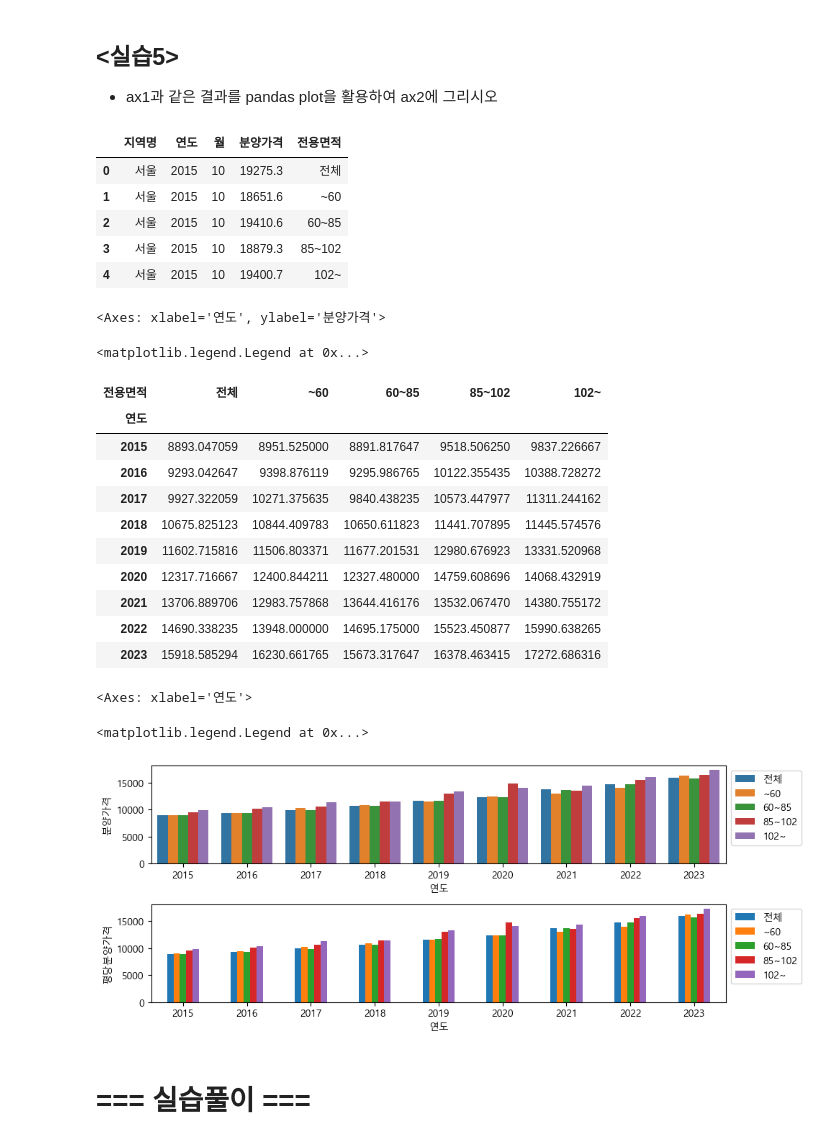
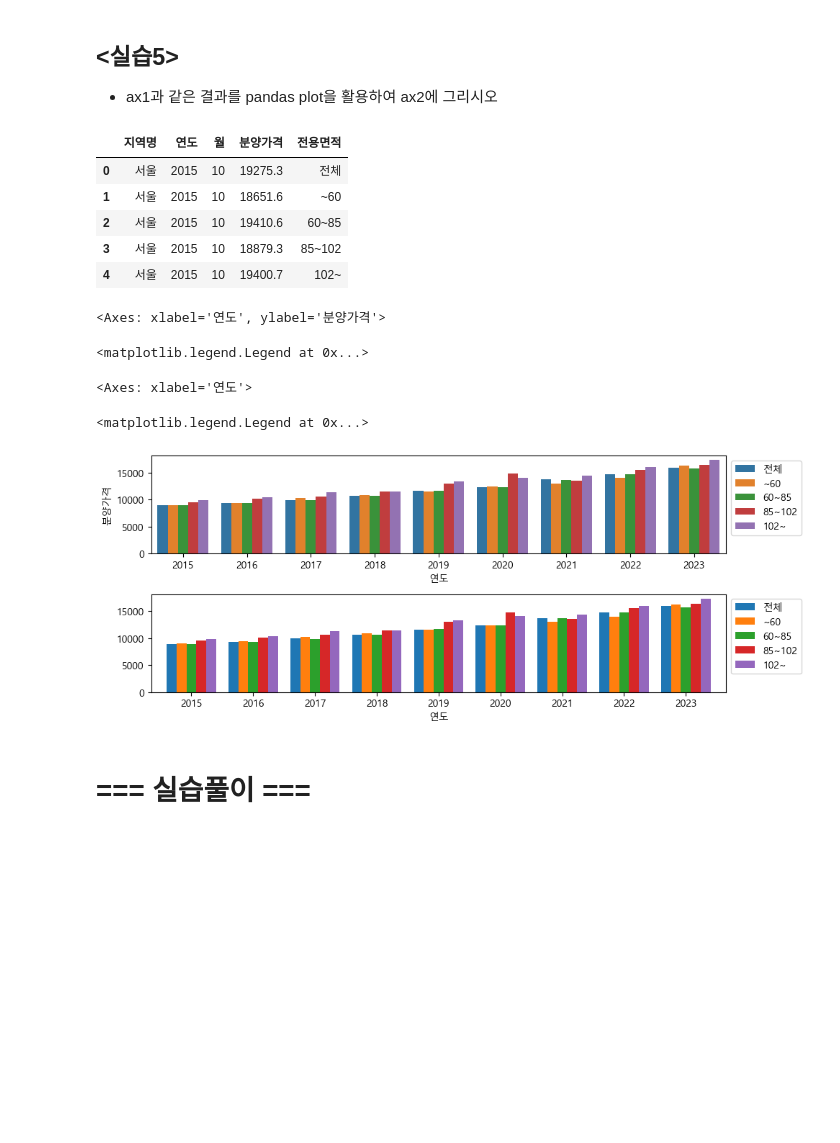
Before and after one commit to Woochang4862/USW-Public-Data-Analysis, a Jupyter notebook: pda_6w/2025_공공데이터분석_6w.ipynb, the cells around one changed output. Drawn from its saved outputs; the diff is of its cells as text; code cells hidden in the pictures; blank space fills up the shorter version.

```diff
--- a/pda_6w/2025_공공데이터분석_6w.ipynb
+++ b/pda_6w/2025_공공데이터분석_6w.ipynb
@@ -28,7 +28,7 @@ from IPython.core.interactiveshell import InteractiveShell
 InteractiveShell.ast_node_interactivity = 'all'
 
 # figure에 한글 폰트 사용을 위한 코드
-plt.rc("font", family="AppleGothic") # window
+plt.rc("font", family="Malgun Gothic") # window
 #plt.rc("font", family="AppleGothic") # mac
 from matplotlib.ticker import MaxNLocator
 # %% [output]
@@ -657,37 +661,31 @@ ax1.legend(bbox_to_anchor=(1,1), loc='upper left')
 # %%
 fig=plt.figure(figsize=(10, 4))
 ax1, ax2=fig.subplots(2,1)
 df_prep.head()
 
-sns.barplot(data=df_prep, x="연도", y="분양가격", hue='전용면적',ax=ax1, errorbar=None) # ci=None
+sns.barplot(data=df_prep, x="연도", y="분양가격", hue='전용면적',ax=ax1, errorbar=None) # hueorder = [...]
 ax1.legend(bbox_to_anchor=(1,1), loc='upper left')
 
 ## 코드작성
+df_res = df_prep.groupby(['연도','전용면적'])['분양가격'].mean().unstack(1)
+df_res = df_prep.pivot_table(index='연도', columns='전용면적', values='분양가격', aggfunc='mean')
+df_res = df_res[['전체','~60','60~85','85~102','102~']] # column 재배치
+df_res.plot.bar(ax=ax2, rot=0, width=0.8)
+ax2.legend(bbox_to_anchor=(1,1), loc='upper left')
 
 fig.tight_layout()
 # %% [output]
 |  | 지역명 | 연도 | 월 | 분양가격 | 전용면적 |
 | 0 | 서울 | 2015 | 10 | 19275.3 | 전체 |
 | 1 | 서울 | 2015 | 10 | 18651.6 | ~60 |
 | 2 | 서울 | 2015 | 10 | 19410.6 | 60~85 |
 | 3 | 서울 | 2015 | 10 | 18879.3 | 85~102 |
 | 4 | 서울 | 2015 | 10 | 19400.7 | 102~ |
 <Axes: xlabel='연도', ylabel='분양가격'>
 <matplotlib.legend.Legend at 0x...>
-| 전용면적 | 전체 | ~60 | 60~85 | 85~102 | 102~ |
-| 연도 |  |  |  |  |  |
-| 2015 | 8893.047059 | 8951.525000 | 8891.817647 | 9518.506250 | 9837.226667 |
-| 2016 | 9293.042647 | 9398.876119 | 9295.986765 | 10122.355435 | 10388.728272 |
-| 2017 | 9927.322059 | 10271.375635 | 9840.438235 | 10573.447977 | 11311.244162 |
-| 2018 | 10675.825123 | 10844.409783 | 10650.611823 | 11441.707895 | 11445.574576 |
-| 2019 | 11602.715816 | 11506.803371 | 11677.201531 | 12980.676923 | 13331.520968 |
-| 2020 | 12317.716667 | 12400.844211 | 12327.480000 | 14759.608696 | 14068.432919 |
-| 2021 | 13706.889706 | 12983.757868 | 13644.416176 | 13532.067470 | 14380.755172 |
-| 2022 | 14690.338235 | 13948.000000 | 14695.175000 | 15523.450877 | 15990.638265 |
-| 2023 | 15918.585294 | 16230.661765 | 15673.317647 | 16378.463415 | 17272.686316 |
 <Axes: xlabel='연도'>
 <matplotlib.legend.Legend at 0x...>
-[figure, old version]
+[figure, new version]
 # %% [markdown]
 # === 실습풀이 ===
 # %% [markdown]
```
Also changed, not shown: parts of 17 cells of this notebook, 2 other files.
